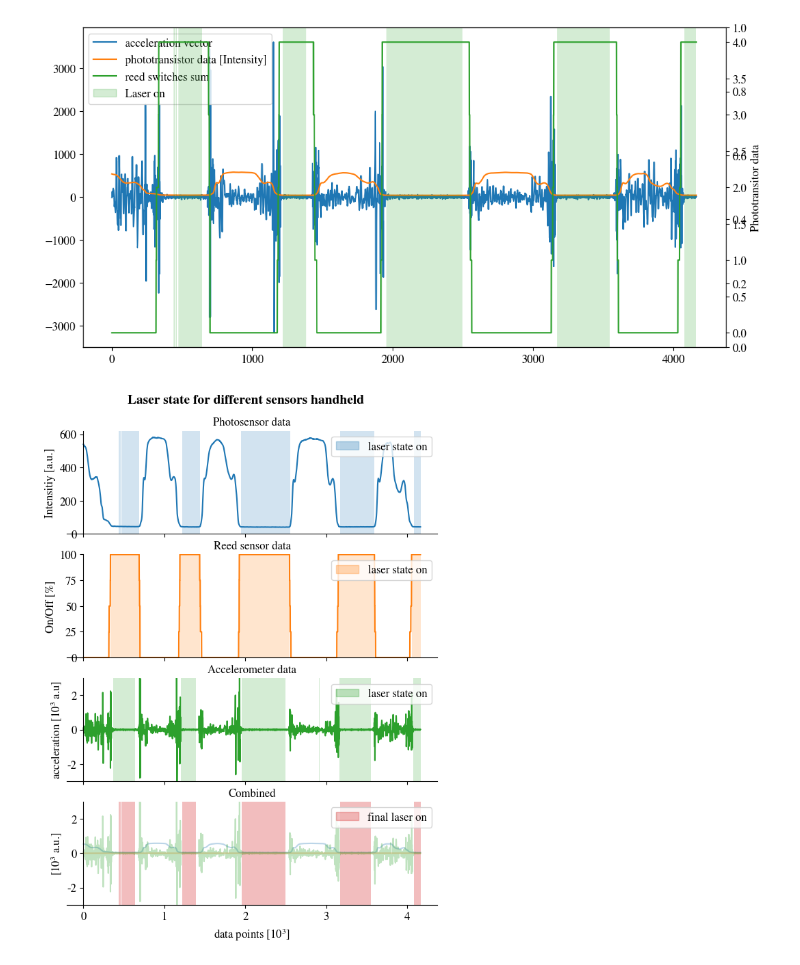
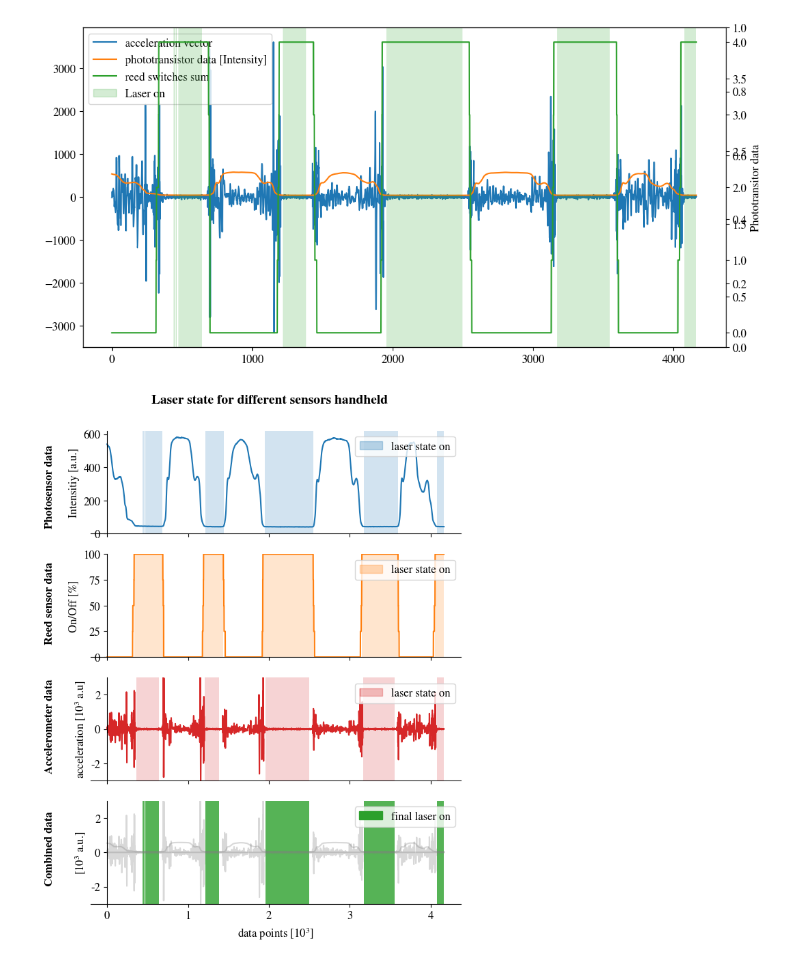
Before and after one commit to annnnna42/Arduino_KDC101_Control_and_Evaluation, a Jupyter notebook: merge/merge_plots_all.ipynb, the cells around one changed output. Drawn from its saved outputs; the diff is of its cells as text; code cells hidden in the pictures.

```diff
--- a/merge/merge_plots_all.ipynb
+++ b/merge/merge_plots_all.ipynb
@@ -288,6 +288,11 @@ ax.legend(loc="upper left")
 ### 4x1 handheld plot all
 fig, axs = plt.subplots(4,1, figsize=(7,9))
 fig.text(0.5,0.93, 'Laser state for different sensors handheld', va='center', ha='center', rotation='horizontal', fontsize=fs+2, weight='bold')
+fig.text(0.04, 0.79, 'Photosensor data', va='center', ha='center', rotation='vertical', fontsize=fs, weight='bold')
+fig.text(0.04, 0.6, 'Reed sensor data', va='center', ha='center', rotation='vertical', fontsize=fs, weight='bold')
+fig.text(0.04, 0.4, 'Accelerometer data', va='center', ha='center', rotation='vertical', fontsize=fs, weight='bold')
+fig.text(0.04, 0.2, 'Combined data', va='center', ha='center', rotation='vertical', fontsize=fs, weight='bold')
+
 fs = 12
 plt.rcParams['font.size'] = 12
 
@@ -309,7 +314,7 @@ for i, ax in enumerate(axs.flatten()):
         ax.set_ylim([0,620])
         ax.set_xticklabels([])
         ax.set(ylabel='Intensitiy [a.u.]')
-        ax.set_title('Photosensor data', fontsize = fs)
+        #ax.set_title('Photosensor data', fontsize = fs)
 
     # Reed
     elif i == 1:
@@ -327,56 +332,55 @@ for i, ax in enumerate(axs.flatten()):
         ax.set_yticklabels(ylabels)
         ax.set_xticklabels([])
         ax.set(ylabel='On/Off [%]')
-        ax.set_title('Reed sensor data', fontsize = fs)
+        #ax.set_title('Reed sensor data', fontsize = fs)
 
     # Gyro
     elif i == 2:
         s_gyro = frames[0][7]
         e_gyro = frames[0][8]
-
-        ax.plot(pd_all.index, pd_all.acc_vec, color = 'C2')
-        ax.fill_between([],[], color = 'C2', label = "laser state on", alpha = 0.3)
+        c = 'C3'
+        ax.plot(pd_all.index, pd_all.acc_vec, color = c)
+        ax.fill_between([],[], color = c, label = "laser state on", alpha = 0.3)
 
         for j in range(len(s_gyro)):
-            ax.add_patch(patches.Rectangle((s_gyro[j], -3000), e_gyro[j]-s_gyro[j], 6000, linewidth=0,  color='C2', alpha=0.2))
+            ax.add_patch(patches.Rectangle((s_gyro[j], -3000), e_gyro[j]-s_gyro[j], 6000, linewidth=0,  color=c, alpha=0.2))
 
         ax.set_ylim([-3000,3000])
         ylabels = ['{:,.0f}'.format(y) for y in ax.get_yticks()/1000]
         ax.set_yticklabels(ylabels)
         ax.set_xticklabels([])
         ax.set(ylabel='acceleration [$10^3$ a.u]')
-        ax.set_title('Accelerometer data', fontsize = fs)
+        #ax.set_title('Accelerometer data', fontsize = fs)
 
     # All
     elif i == 3:
         s_res = frames[0][13]
         e_res = frames[0][14]
 
-        ax.plot(pd_all.index, pd_all.pt_avg, color = 'C0', alpha = 0.3)
-        ax.plot(pd_all.index, pd_all.reed_sum, color = 'C1', alpha = 0.3)
-        ax.plot(pd_all.index, pd_all.acc_vec, color = 'C2', alpha = 0.3)
-        ax.fill_between([],[], color = 'C3', alpha = 0.3, label = 'final laser on')
+        ax.plot(pd_all.index, pd_all.pt_avg, color = 'grey', alpha = 0.3)
+        ax.plot(pd_all.index, pd_all.reed_sum, color = 'grey', alpha = 0.3)
+        ax.plot(pd_all.index, pd_all.acc_vec, color = 'grey', alpha = 0.3)
+        ax.fill_between([],[], color = 'C2',  label = 'final laser on')
 
         for j in range(len(s_res)):
-            ax.add_patch(patches.Rectangle((s_res[j], -3000), e_res[j]-s_res[j], 6000, linewidth=0,  color='C3', alpha=0.3))
+            ax.add_patch(patches.Rectangle((s_res[j], -3000), e_res[j]-s_res[j], 6000, linewidth=0,  color='C2', alpha=0.8))
 
         ax.set_ylim([-3000,3000])
         ylabels = ['{:,.0f}'.format(y) for y in ax.get_yticks()/1000]
         ax.set_yticklabels(ylabels)
         xlabels = ['{:,.0f}'.format(y) for y in ax.get_xticks()/1000]
         ax.set_xticklabels(xlabels)
         ax.set(xlabel='data points $[10^3]$', ylabel='[$10^3$ a.u.]' )
-        ax.set_title('Combined', fontsize = fs)
+        #ax.set_title('Combined', fontsize = fs)
 
     ax.legend(loc = "upper right")
 
-
-name_file = f"All_data_4x1_plot_handheld_{file_index}"
-plt.savefig(f"../../../LaTex/Master Thesis/figures/{name_file}.pdf")
-plt.savefig(f"../../../LaTex/Master Thesis/figures/{name_file}.png")
-plt.savefig(f"../../../LaTex/Master Thesis/figures/{name_file}.svg")
+# name_file = f"All_data_4x1_plot_handheld_{file_index}"
+# plt.savefig(f"../../../LaTex/Master Thesis/figures/{name_file}.pdf")
+# plt.savefig(f"../../../LaTex/Master Thesis/figures/{name_file}.png")
+# plt.savefig(f"../../../LaTex/Master Thesis/figures/{name_file}.svg")
 # %% [output]
-[figure, old version]
+[figure, new version]
 # %%
 #### FOR STAGE DATA
 
```
Also changed, not shown: parts of 5 cells of this notebook, 27 other files.
